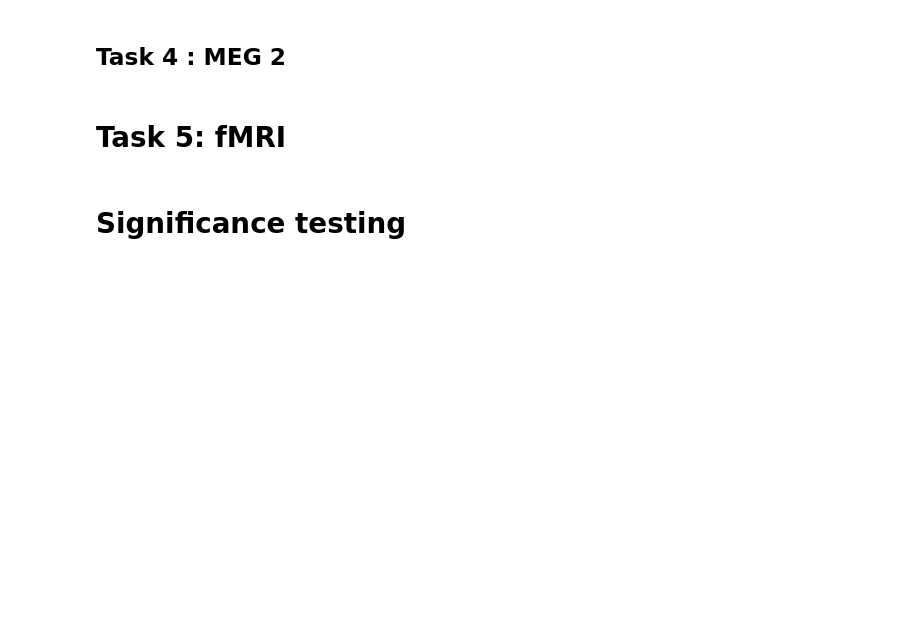
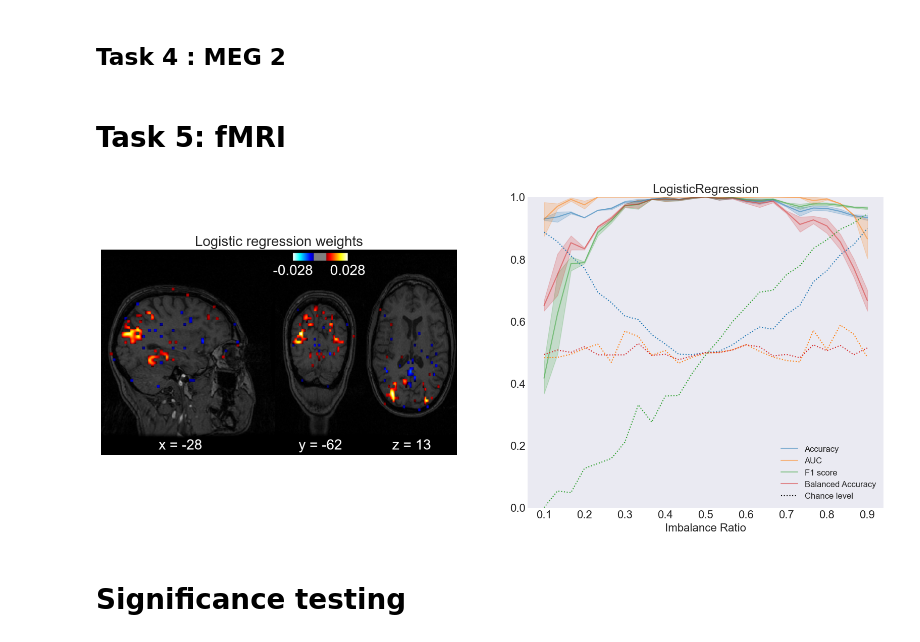
Before and after one commit to thecocolab/data-imbalance, a Jupyter notebook: notebooks/imbalance_analysis.ipynb, the cells around one changed output. Saved outputs shown, nothing was run; the diff lists cells and outputs as text; code cells hidden in the pictures; blank space fills up the shorter version.

Commit message:
Start implementing fMRI figure

```diff
--- a/notebooks/imbalance_analysis.ipynb
+++ b/notebooks/imbalance_analysis.ipynb
@@ -609,5 +622,20 @@ plt.show()
 # %%
-# TODO
+fpath = "../data/fmri.pickle"
+with open(fpath, "rb") as f:
+    pl = pickle.load(f)
+
+fig, axes = plt.subplots(1, 2, figsize=(20, 8))
+
+axes[0].set_title("Logistic regression weights", fontsize=20)
+axes[0].imshow(plt.imread("../data/fmri_weights.png"))
+axes[0].axis("off")
+
+metric_balance(pl, classifier="lr", ax=axes[1], show=False)
+
+fig.savefig("Figure7.pdf", bbox_inches="tight")
+plt.show()
+# %% [output]
+[figure, added]
 # %% [markdown]
 # Significance testing
 # %%
```
Also changed, not shown: parts of 2 cells of this notebook, 2 other files.
